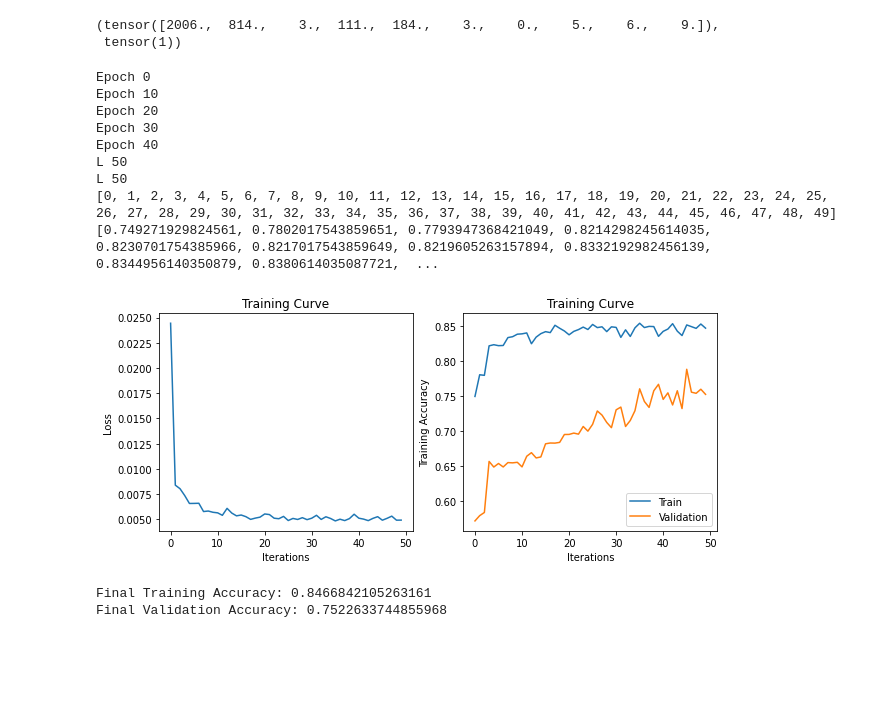
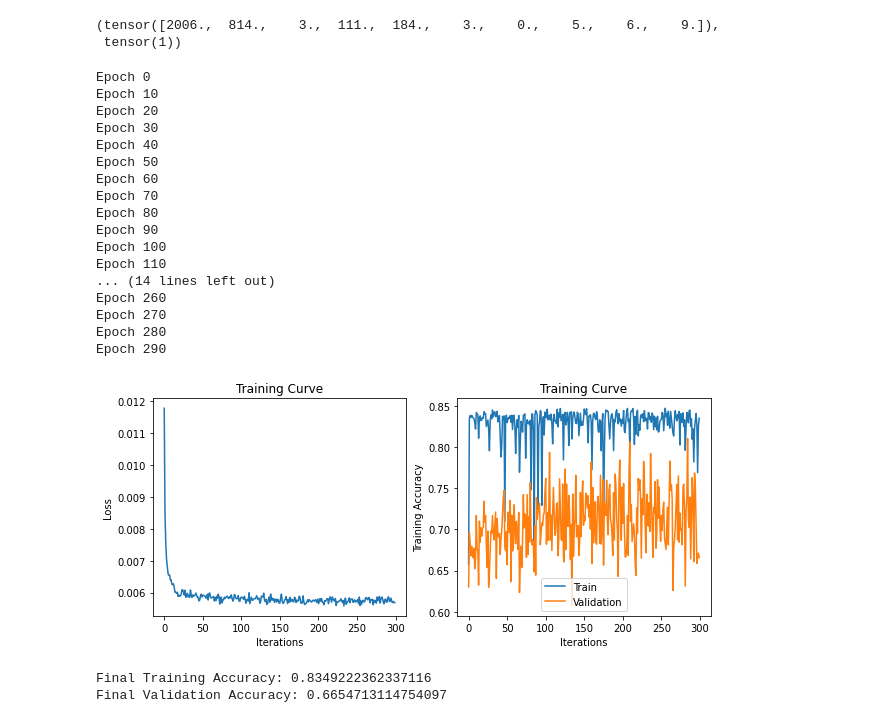
Before and after one commit to milosz-l/SSNE, a Jupyter notebook: lab5_miniprojekt2/miniprojekt2_neural_net.ipynb, the cells around one changed output. Cells and saved outputs as stored; diff of their text form; code cells hidden in the pictures; blank space fills up the shorter version.

```diff
--- a/lab5_miniprojekt2/miniprojekt2_neural_net.ipynb
+++ b/lab5_miniprojekt2/miniprojekt2_neural_net.ipynb
@@ -19,8 +19,8 @@ to_predict = ['class']
 # %%
 train_data = train_data[features + to_predict]
 # %%
-df_train = train_data[:3800]
-df_val = train_data[3800:]
+df_train = train_data[:3900]
+df_val = train_data[3900:]
 # %%
 train_dataset = data.TensorDataset(torch.from_numpy(df_train.values[:,:-1]).float(), torch.from_numpy(df_train.values[:,-1].astype(np.dtype('int64'))))
 val_dataset = data.TensorDataset(torch.from_numpy(df_val.values[:,:-1]).float(), torch.from_numpy(df_val.values[:,-1].astype(np.dtype('int64'))))
@@ -48,22 +48,25 @@ class Classifier(nn.Module):
     def __init__(self):
         super(Classifier, self).__init__()
         self.layer1 = nn.Linear(10, 20)
+        self.bn1 = nn.BatchNorm1d(20)
         self.act_1 =  nn.ReLU()
-        self.d1 = nn.Dropout(0.6)
+        self.d1 = nn.Dropout(0.1)
         self.layer2 = nn.Linear(20, 40)
+        self.bn2 = nn.BatchNorm1d(40)
         self.act_2 = nn.ReLU()
-        self.d2 = nn.Dropout(0.6)
+        self.d2 = nn.Dropout(0.1)
         self.layer3 = nn.Linear(40, 10)
+        self.bn3 = nn.BatchNorm1d(10)
         self.act_3 = nn.ReLU()
-        self.d3 = nn.Dropout(0.6)
+        self.d3 = nn.Dropout(0.1)
         self.layer4 = nn.Linear(10, 3)
         self.act_4 = nn.ReLU()
         # self.softmax = nn.Softmax(dim=1)
 
     def forward(self, x):
-        x = self.act_1(self.layer1(x))
-        x = self.act_2(self.layer2(x))
-        x = self.act_3(self.layer3(x))
+        x = self.d1(self.act_1(self.bn1(self.layer1(x))))
+        x = self.d2(self.act_2(self.bn2(self.layer2(x))))
+        x = self.d3(self.act_3(self.bn3(self.layer3(x))))
         x = self.layer4(x)
         # x = self.softmax(x)
         return x
@@ -176,20 +175,28 @@ def plot_results(epochs, losses, train_acc, val_acc):
     print("Final Training Accuracy: {}".format(train_acc[-1]))
     print("Final Validation Accuracy: {}".format(val_acc[-1]))
 # %%
-train(model, train_dataset, val_dataset, num_epochs=50)
+train(model, train_dataset, val_dataset, num_epochs=300, learn_rate=0.0015, weight_decay=0.02)
 # %% [output]
 Epoch 0
 Epoch 10
 Epoch 20
 Epoch 30
 Epoch 40
-L 50
-L 50
-[0, 1, 2, 3, 4, 5, 6, 7, 8, 9, 10, 11, 12, 13, 14, 15, 16, 17, 18, 19, 20, 21, 22, 23, 24, 25, 26, 27, 28, 29, 30, 31, 32, 33, 34, 35, 36, 37, 38, 39, 40, 41, 42, 43, 44, 45, 46, 47, 48, 49]
-[0.749271929824561, 0.7802017543859651, 0.7793947368421049, 0.8214298245614035, 0.8230701754385966, 0.8217017543859649, 0.8219605263157894, 0.8332192982456139, 0.8344956140350879, 0.8380614035087721,  ...
+Epoch 50
+Epoch 60
+Epoch 70
+Epoch 80
+Epoch 90
+Epoch 100
+Epoch 110
+... (14 lines left out)
+Epoch 260
+Epoch 270
+Epoch 280
+Epoch 290
-[figure, old version]
+[figure, new version]
-Final Training Accuracy: 0.8466842105263161
-Final Validation Accuracy: 0.7522633744855968
+Final Training Accuracy: 0.8349222362337116
+Final Validation Accuracy: 0.6654713114754097
 # %%
 # losses
 # %%
```
Also changed, not shown: parts of 3 cells of this notebook, 1 other file.
